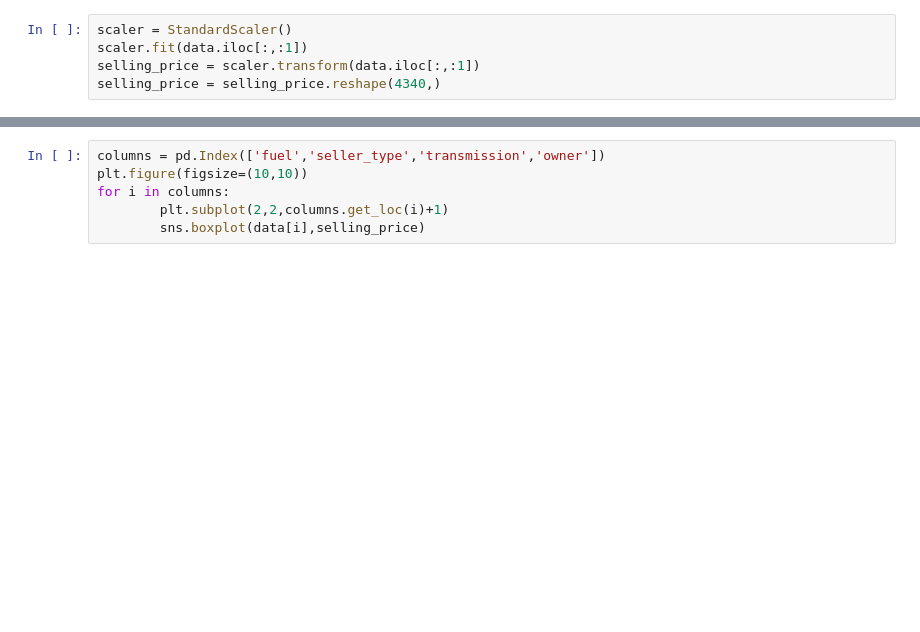
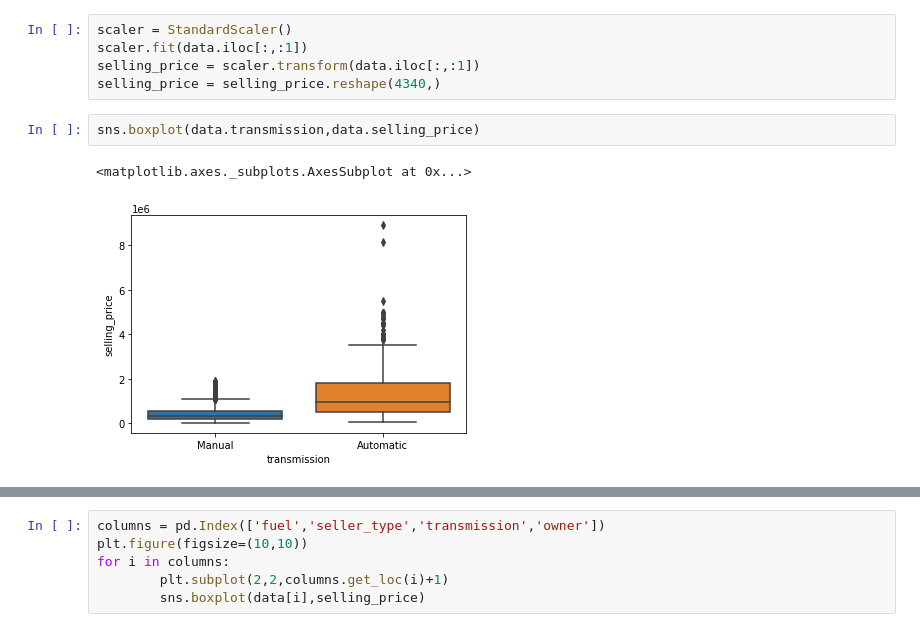
Before and after one commit to titanium-debug/Car-Price-Prediction, a Jupyter notebook: Car Price Prediction.ipynb, the cells around one changed output, grey strips where cells are left out. Cells and saved outputs as stored; diff of their text form; blank space fills up the shorter version.

```diff
--- a/Car Price Prediction.ipynb
+++ b/Car Price Prediction.ipynb
@@ -66,3 +66,8 @@ scaler = StandardScaler()
 scaler.fit(data.iloc[:,:1])
 selling_price = scaler.transform(data.iloc[:,:1])
 selling_price = selling_price.reshape(4340,)
+# %%
+sns.boxplot(data.transmission,data.selling_price)
+# %% [output]
+<matplotlib.axes._subplots.AxesSubplot at 0x...>
+[figure, added]
```
Also changed, not shown: parts of 5 cells of this notebook.
